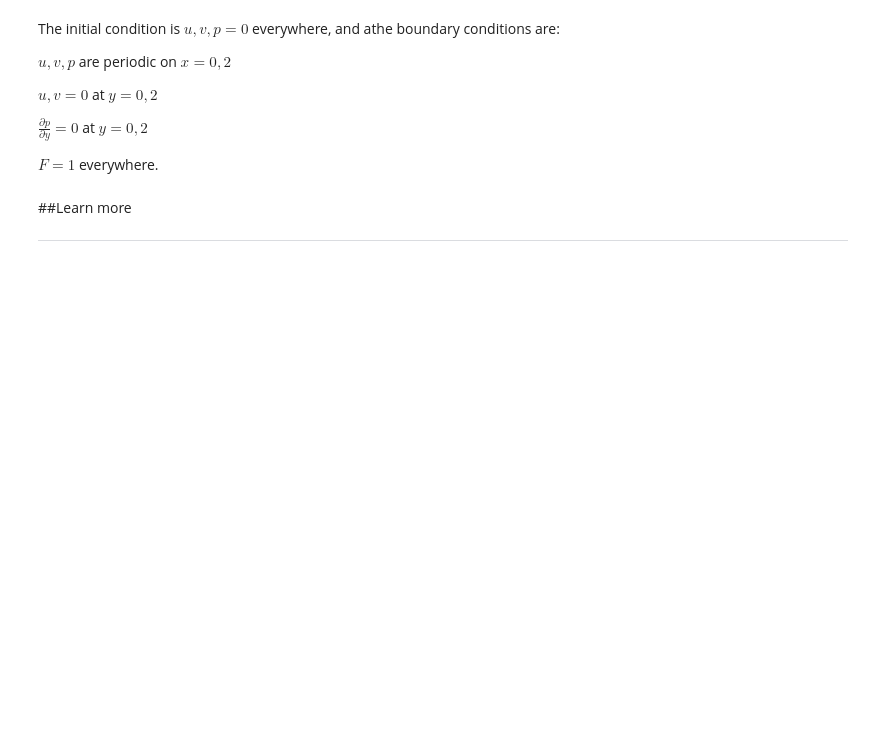
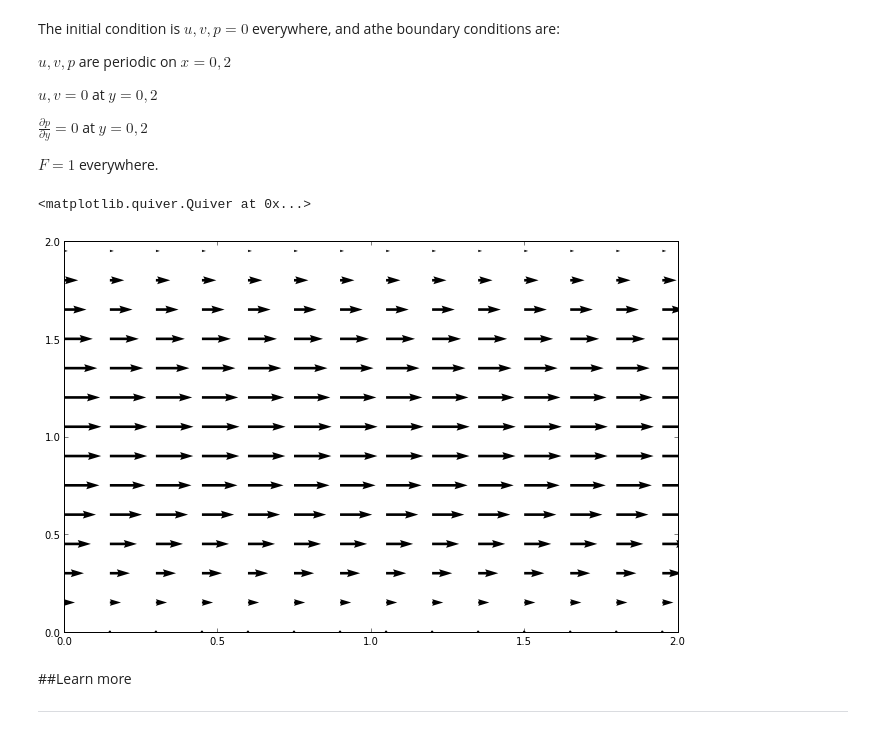
Before and after one commit to barbagroup/CFDPython, a Jupyter notebook: lessons/16 - Step 12.ipynb, the cells around one changed output. Drawn from its saved outputs; the diff is of its cells as text; code cells hidden in the pictures; blank space fills up the shorter version.

```diff
--- a/lessons/16 - Step 12.ipynb
+++ b/lessons/16 - Step 12.ipynb
@@ -86,0 +115,25 @@ $F=1$ everywhere.
+# %%
+def presPoissPeriodic(p, dx, dy):
+    pn = np.empty_like(p)
+
+    for q in range(nit):
+		pn[:]=p[:]
+		p[1:-1,1:-1] = ((pn[2:,1:-1]+pn[0:-2,1:-1])*dy**2+(pn[1:-1,2:]+pn[1:-1,0:-2])*dx**2)/\
+			(2*(dx**2+dy**2)) -\
+			dx**2*dy**2/(2*(dx**2+dy**2))*b[1:-1,1:-1]
+
+		####Periodic BC Pressure @ x = 2
+		p[-1,1:-1] = ((pn[0,1:-1]+pn[-2,1:-1])*dy**2+(pn[-1,2:]+pn[-1,0:-2])*dx**2)/\
+			(2*(dx**2+dy**2)) -\
+			dx**2*dy**2/(2*(dx**2+dy**2))*b[-1,1:-1]
+
+		####Periodic BC Pressure @ x = 0
+		p[0,1:-1] = ((pn[1,1:-1]+pn[-1,1:-1])*dy**2+(pn[0,2:]+pn[0,0:-2])*dx**2)/\
+			(2*(dx**2+dy**2)) -\
+			dx**2*dy**2/(2*(dx**2+dy**2))*b[0,1:-1]
+
+		####Wall boundary conditions, pressure
+		p[-1,:] =p[-2,:]	##dp/dy = 0 at y = 2
+		p[0,:] = p[1,:]		##dp/dy = 0 at y = 0
+
+    return p
@@ -87,3 +238,9 @@ $F=1$ everywhere.
+# %%
+fig = plt.figure(figsize = (11,7), dpi=100)
+plt.quiver(X[::3, ::3], Y[::3, ::3], u[::3, ::3], v[::3, ::3])
+# %% [output]
+<matplotlib.quiver.Quiver at 0x...>
+[figure, added]
 # %% [markdown]
 ##Learn more
 ***
```
Also changed, not shown: parts of 3 cells of this notebook.
